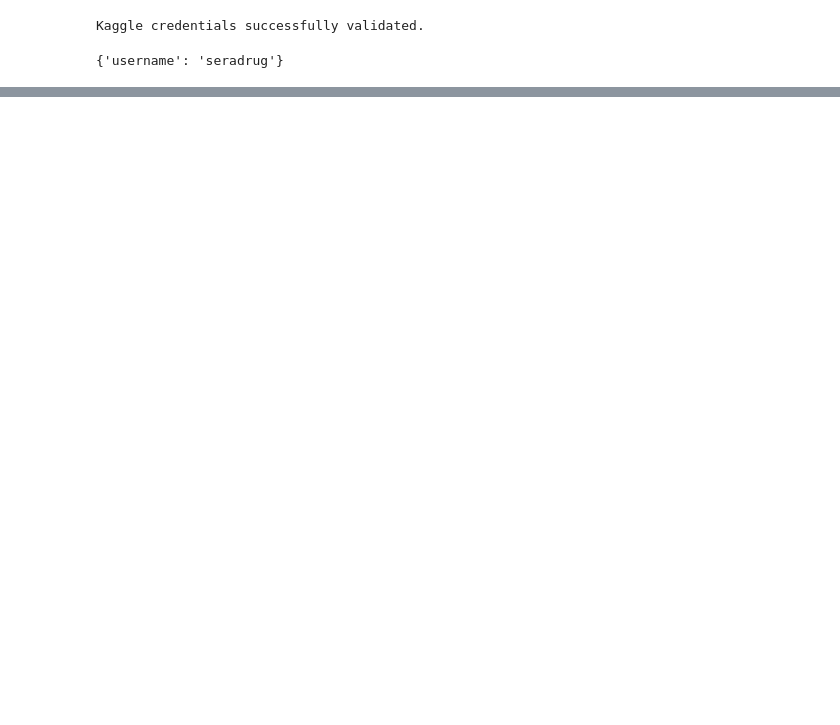
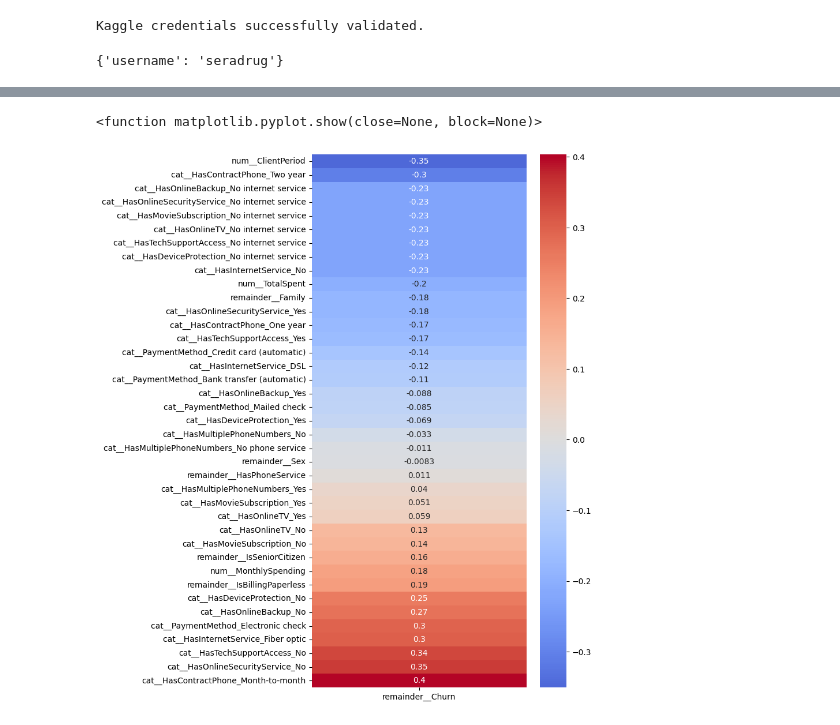
Before and after one commit to thegrimeater/hw_linear_models_li_sergey, a Jupyter notebook: binary_classification.ipynb, the cells around one changed output, grey strips where cells are left out. Saved outputs shown, nothing was run; the diff lists cells and outputs as text; code cells hidden in the pictures; blank space fills up the shorter version.

```diff
--- a/binary_classification.ipynb
+++ b/binary_classification.ipynb
@@ -63,8 +115,8 @@ X_tr, X_val, y_tr, y_val = train_test_split(
     X_train, y_train, test_size=0.2, random_state=42)
 # %%
 preprocessor = ColumnTransformer(
-    [("cat", OneHotEncoder(sparse_output=False), list(range(8, 17)) + [18]),
-      ("num", StandardScaler(), slice(0, 3))], remainder="passthrough")
+    [("cat", OneHotEncoder(sparse_output=False), service_col),
+      ("num", StandardScaler(), num_col)], remainder="passthrough")
 
 preprocessor.set_output(transform="pandas")
 # %% [output]
@@ -96,0 +178,18 @@ score
+# %%
+filled_df = preprocessor.fit_transform(filled_df)
+# %%
+corr = filled_df.corr()
+# %%
+target = (corr[["remainder__Churn"]].drop(index="remainder__Churn").sort_values("remainder__Churn"))
+# %%
+plt.figure(figsize=(6, 12))
+sns.heatmap(
+    target,
+    annot=True,
+    cmap="coolwarm",
+    center=0
+)
+plt.show
+# %% [output]
+<function matplotlib.pyplot.show(close=None, block=None)>
+[figure, added]
```
Also changed, not shown: parts of 15 cells of this notebook.
